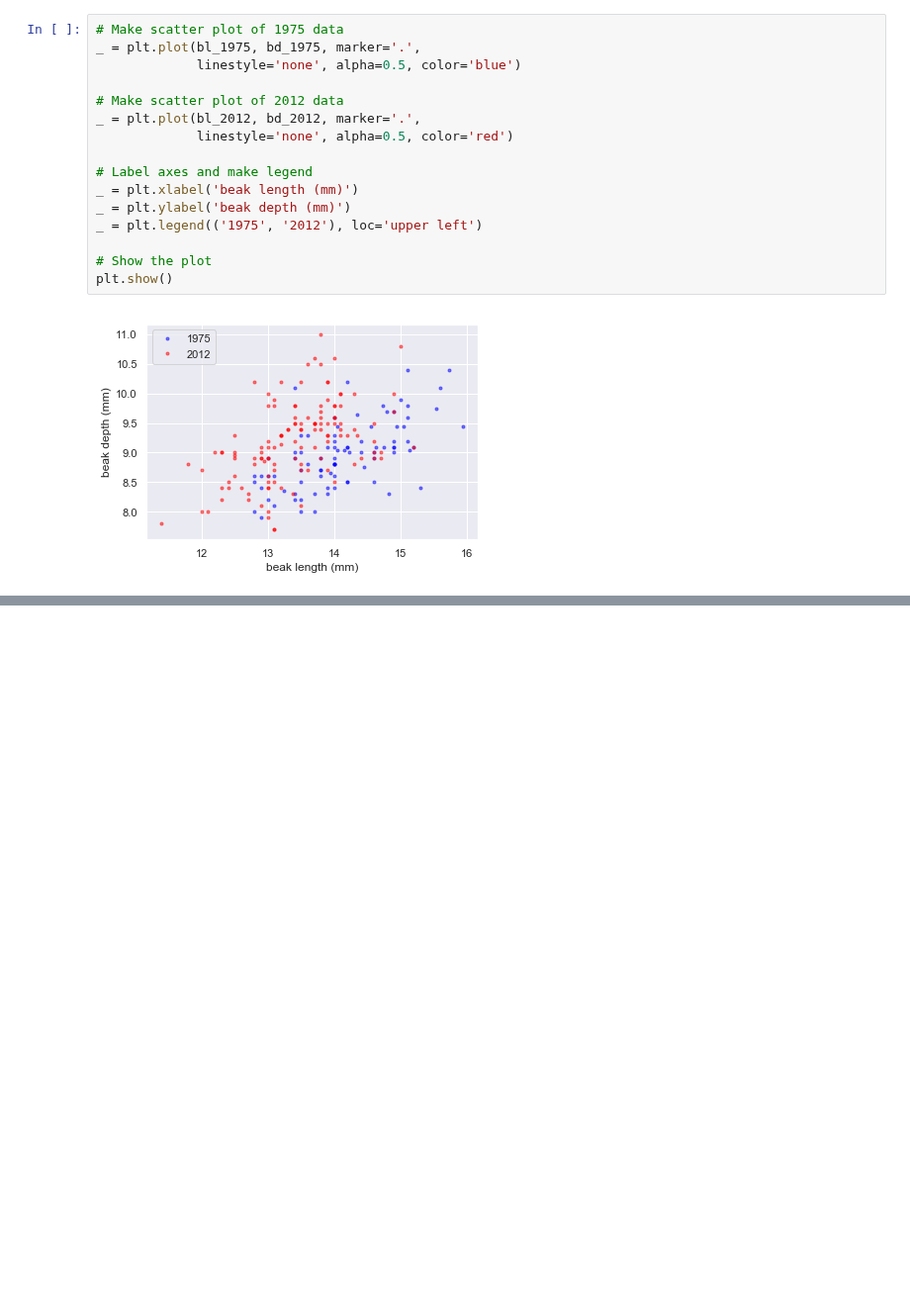
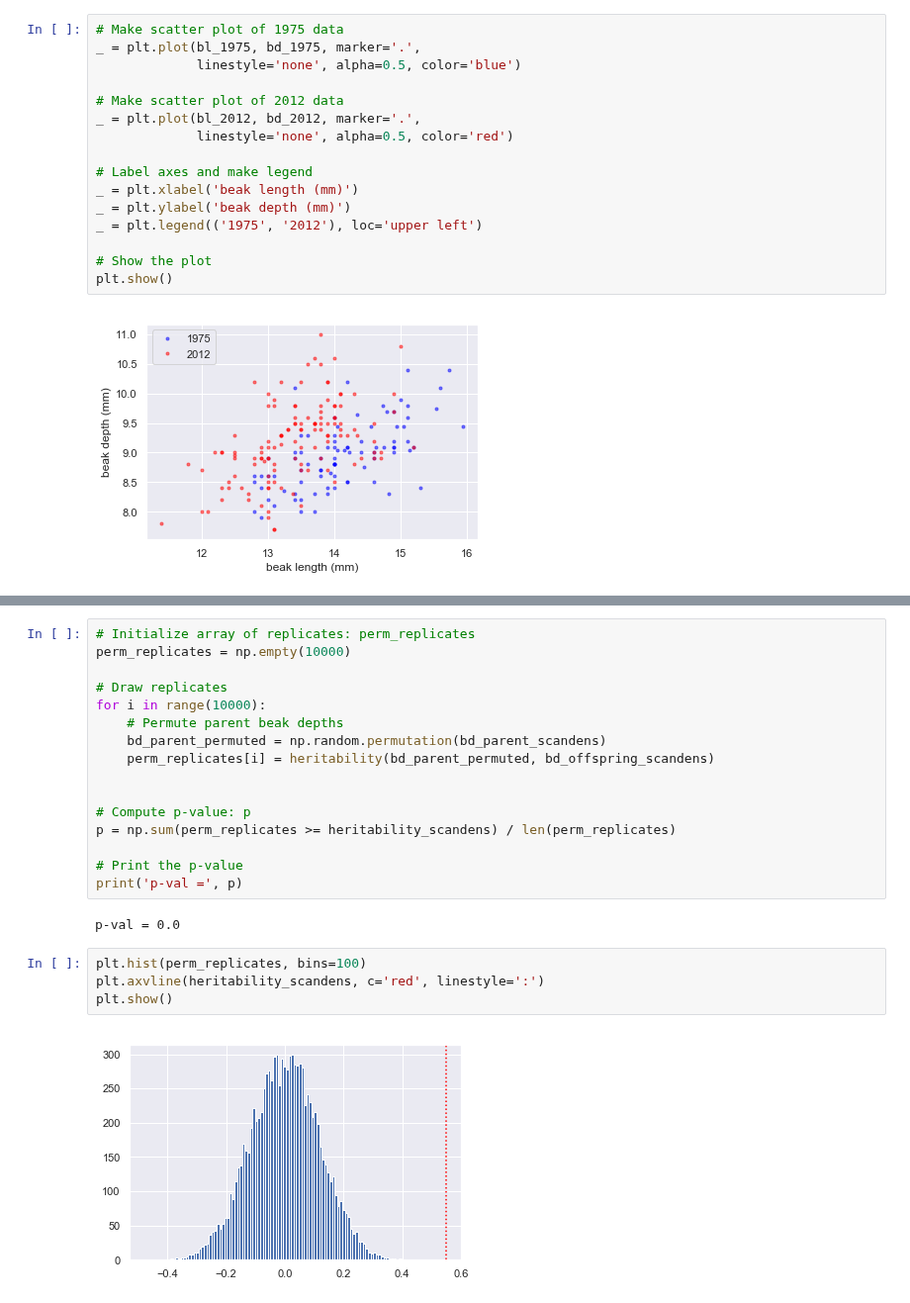
Before and after one commit to bosulliv/datacamp_python, a Jupyter notebook: stats/stats_thinking_part2/ch5.ipynb, the cells around one changed output, grey strips where cells are left out. Shown at 99% size. Saved outputs shown, nothing was run; the diff lists cells and outputs as text; blank space fills up the shorter version.

```diff
--- a/stats/stats_thinking_part2/ch5.ipynb
+++ b/stats/stats_thinking_part2/ch5.ipynb
@@ -220,0 +554,24 @@ print('2012: intercept =', intercept_2012,
+# %%
+# Initialize array of replicates: perm_replicates
+perm_replicates = np.empty(10000)
+
+# Draw replicates
+for i in range(10000):
+    # Permute parent beak depths
+    bd_parent_permuted = np.random.permutation(bd_parent_scandens)
+    perm_replicates[i] = heritability(bd_parent_permuted, bd_offspring_scandens)
+
+
+# Compute p-value: p
+p = np.sum(perm_replicates >= heritability_scandens) / len(perm_replicates)
+
+# Print the p-value
+print('p-val =', p)
+# %% [output]
+p-val = 0.0
+# %%
+plt.hist(perm_replicates, bins=100)
+plt.axvline(heritability_scandens, c='red', linestyle=':')
+plt.show()
+# %% [output]
+[figure, added]
```
Also changed, not shown: parts of 14 cells of this notebook, 1 other file.
